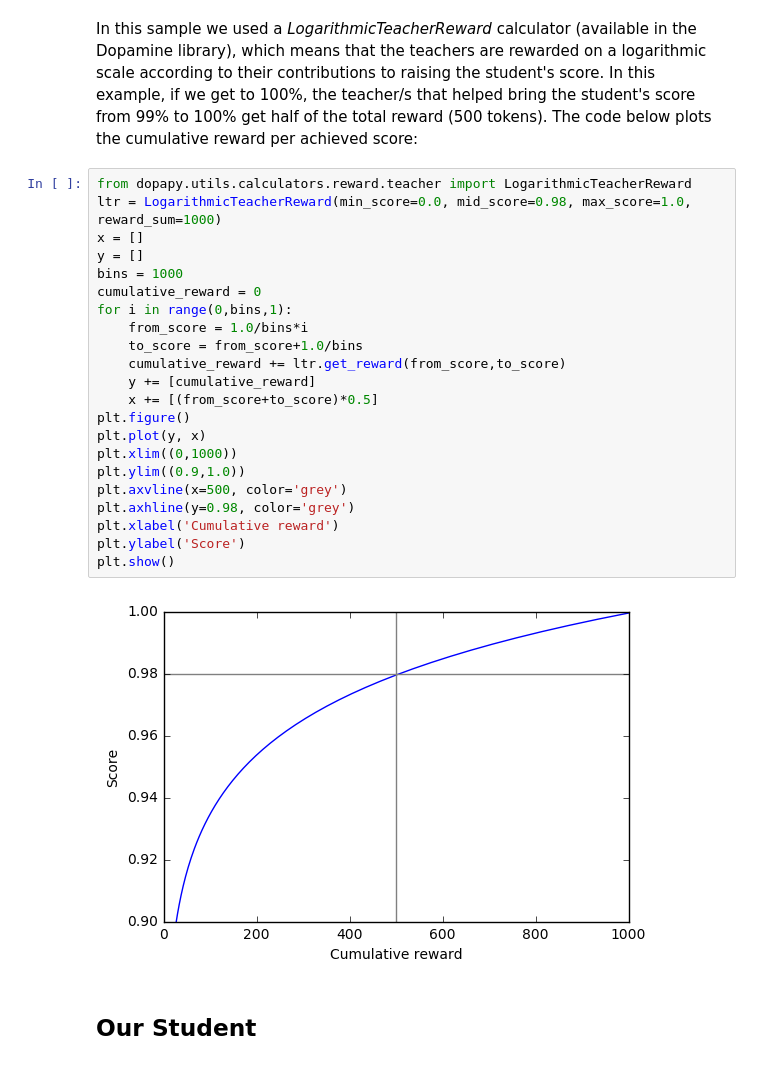
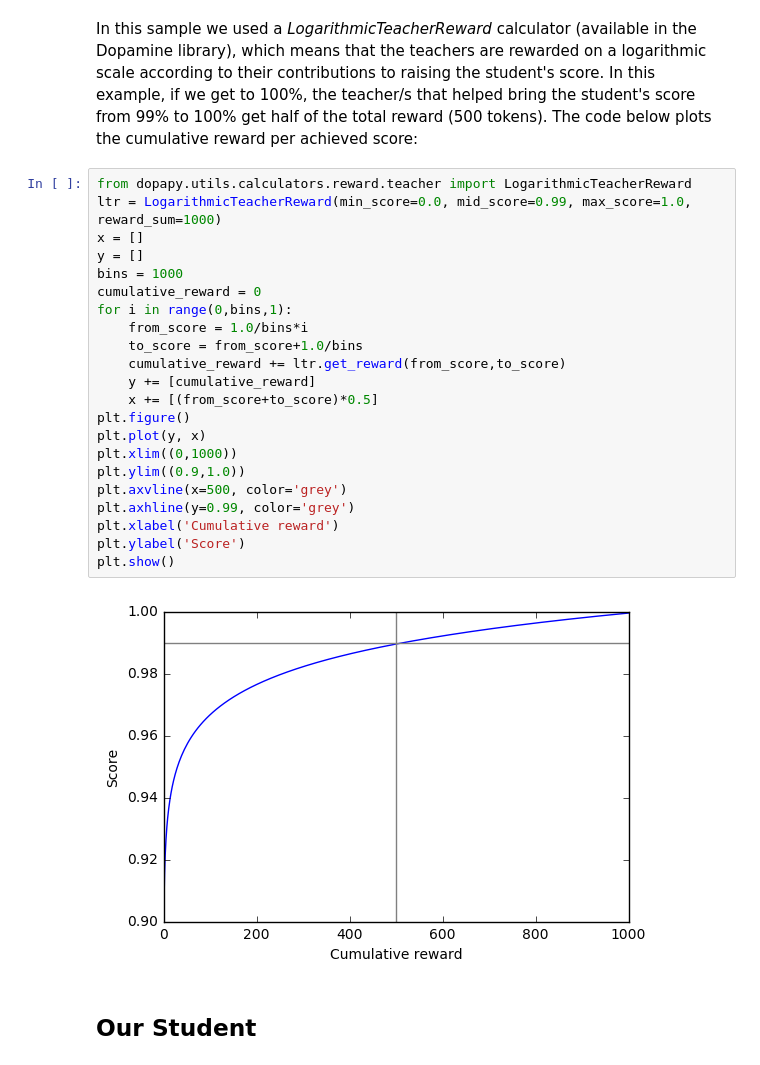
Before and after one commit to DopamineAI/bootcamp, a Jupyter notebook: 03. Training Service: Single Entity ,No certificates/student.ipynb, the cells around one changed output. Drawn from its saved outputs; the diff is of its cells as text.

```diff
--- a/03. Training Service: Single Entity ,No certificates/student.ipynb
+++ b/03. Training Service: Single Entity ,No certificates/student.ipynb
@@ -29,28 +29,28 @@ plot_mnist(8)
 In this sample we used a <I> LogarithmicTeacherReward </I> calculator (available in the Dopamine library), which means that the teachers are rewarded on a logarithmic scale according to their contributions to raising the student's score. In this example, if we get to 100%, the teacher/s that helped bring the student's score from 99% to 100% get half of the total reward (500 tokens). The code below plots the cumulative reward per achieved score:
 # %%
 from dopapy.utils.calculators.reward.teacher import LogarithmicTeacherReward
-ltr = LogarithmicTeacherReward(min_score=0.0, mid_score=0.98, max_score=1.0, reward_sum=1000)
+ltr = LogarithmicTeacherReward(min_score=0.0, mid_score=0.99, max_score=1.0, reward_sum=1000)
 x = []
 y = []
 bins = 1000
 cumulative_reward = 0
 for i in range(0,bins,1):
     from_score = 1.0/bins*i
     to_score = from_score+1.0/bins
     cumulative_reward += ltr.get_reward(from_score,to_score)
     y += [cumulative_reward]
     x += [(from_score+to_score)*0.5]
 plt.figure()
 plt.plot(y, x)
 plt.xlim((0,1000))
 plt.ylim((0.9,1.0))
 plt.axvline(x=500, color='grey')
-plt.axhline(y=0.98, color='grey')
+plt.axhline(y=0.99, color='grey')
 plt.xlabel('Cumulative reward')
 plt.ylabel('Score')
 plt.show()
 # %% [output]
-[figure, old version]
+[figure, new version]
 # %% [markdown]
 ## Our Student
 # %% [markdown]
```
Also changed, not shown: parts of 7 cells of this notebook, 1 other file.
